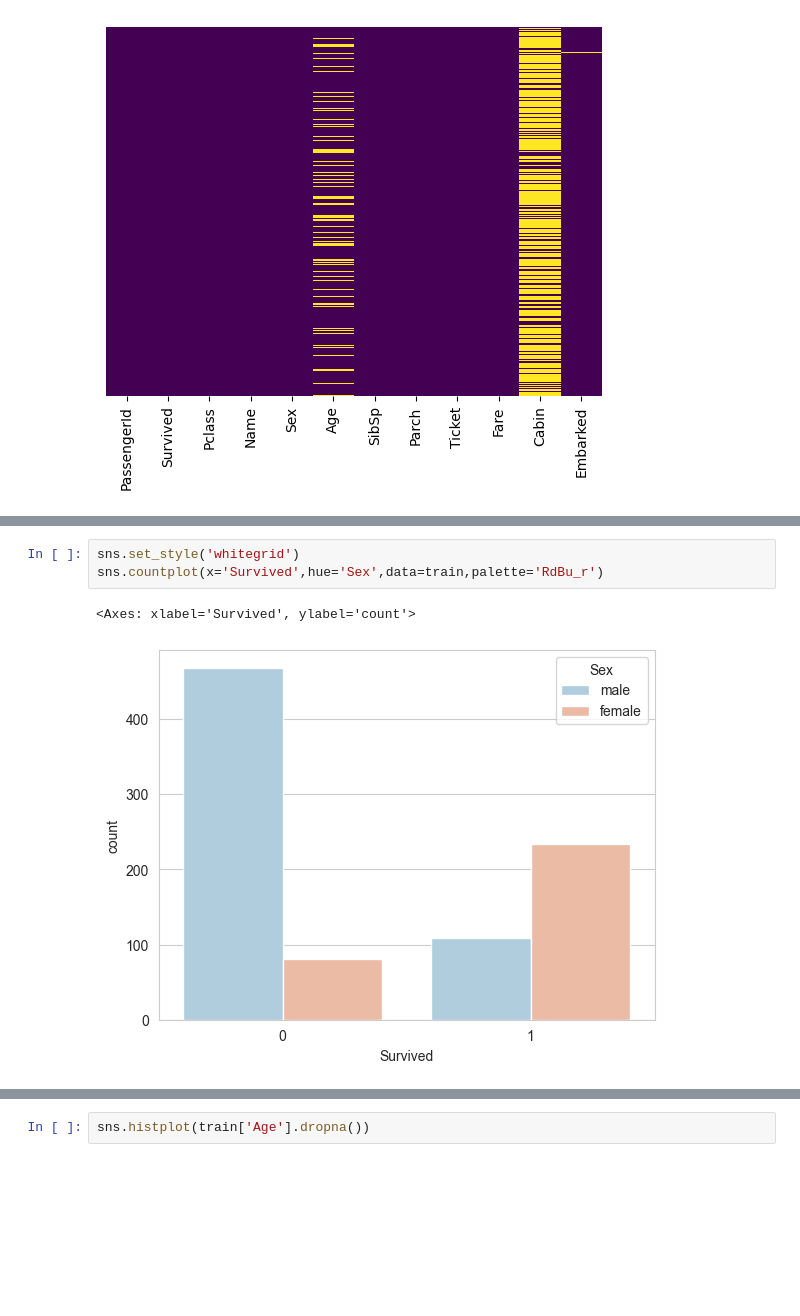
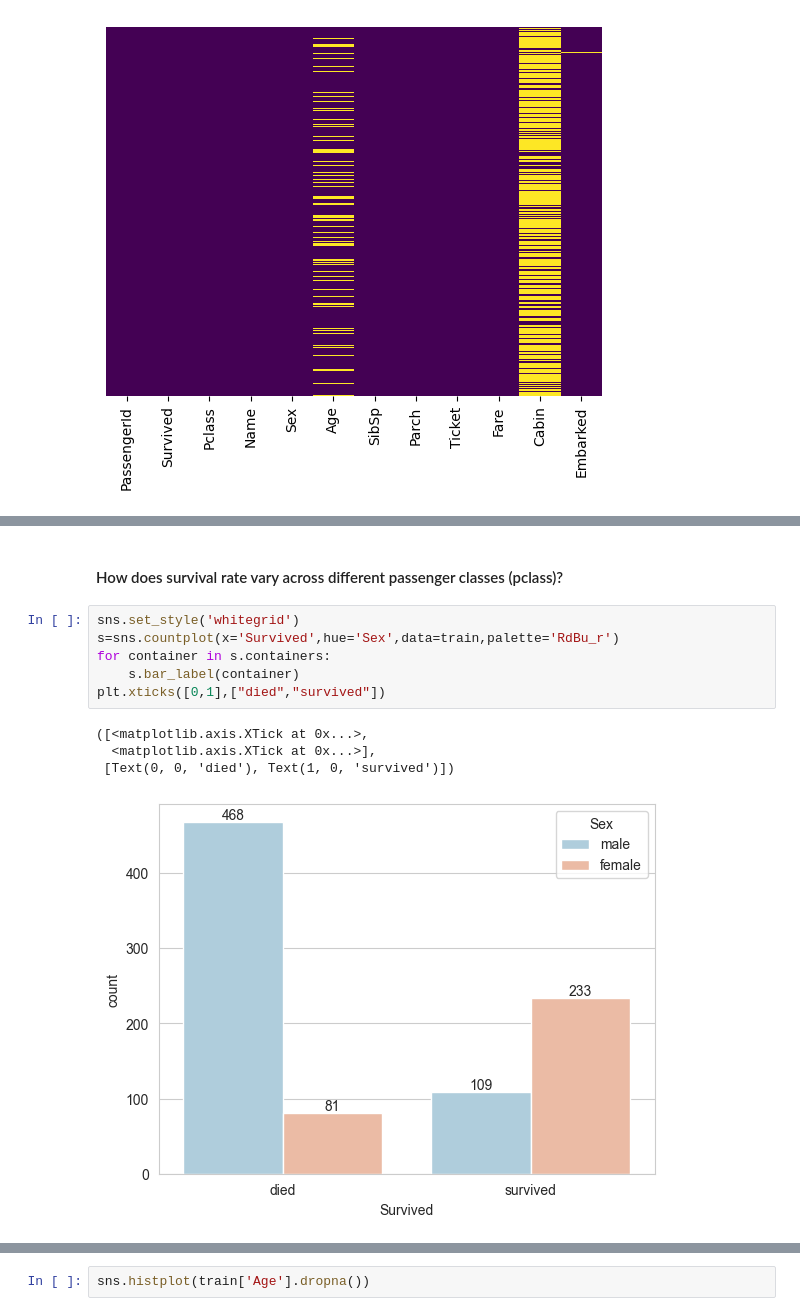
Before and after one commit to AnkitGupta1707/Basic-Learning, a Jupyter notebook: python/EDA.ipynb, the cells around one changed output, grey strips where cells are left out. Drawn from its saved outputs; the diff is of its cells as text; blank space fills up the shorter version.

```diff
--- a/python/EDA.ipynb
+++ b/python/EDA.ipynb
@@ -63,6 +68,13 @@ sns.countplot(x='Survived',data=train)
+# %% [markdown]
+#### How does survival rate vary across different passenger classes (pclass)?
 # %%
 sns.set_style('whitegrid')
-sns.countplot(x='Survived',hue='Sex',data=train,palette='RdBu_r')
+s=sns.countplot(x='Survived',hue='Sex',data=train,palette='RdBu_r')
+for container in s.containers:
+    s.bar_label(container)
+plt.xticks([0,1],["died","survived"])
 # %% [output]
-<Axes: xlabel='Survived', ylabel='count'>
+([<matplotlib.axis.XTick at 0x...>,
+  <matplotlib.axis.XTick at 0x...>],
+ [Text(0, 0, 'died'), Text(1, 0, 'survived')])
-[figure, old version]
+[figure, new version]
```
Also changed, not shown: parts of 37 cells of this notebook.
